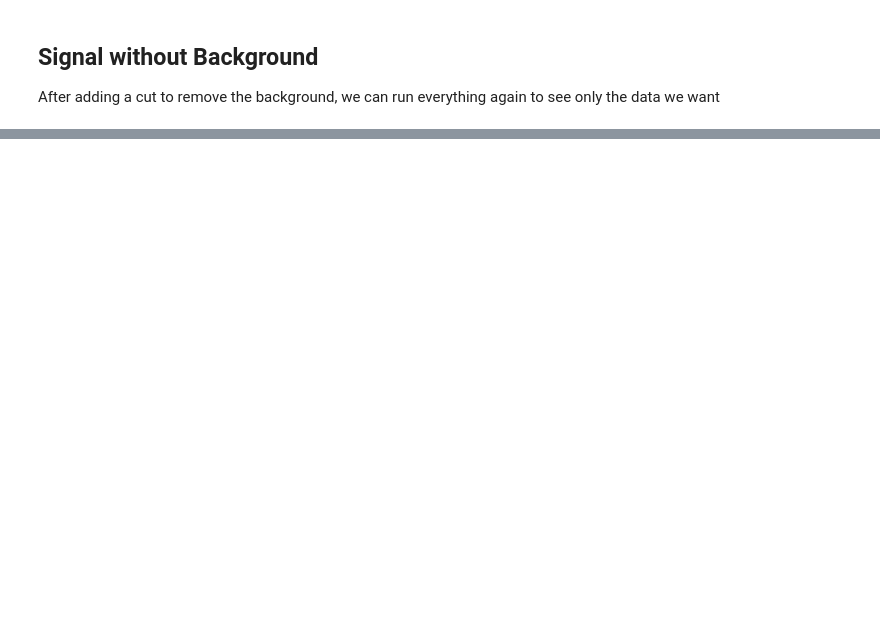
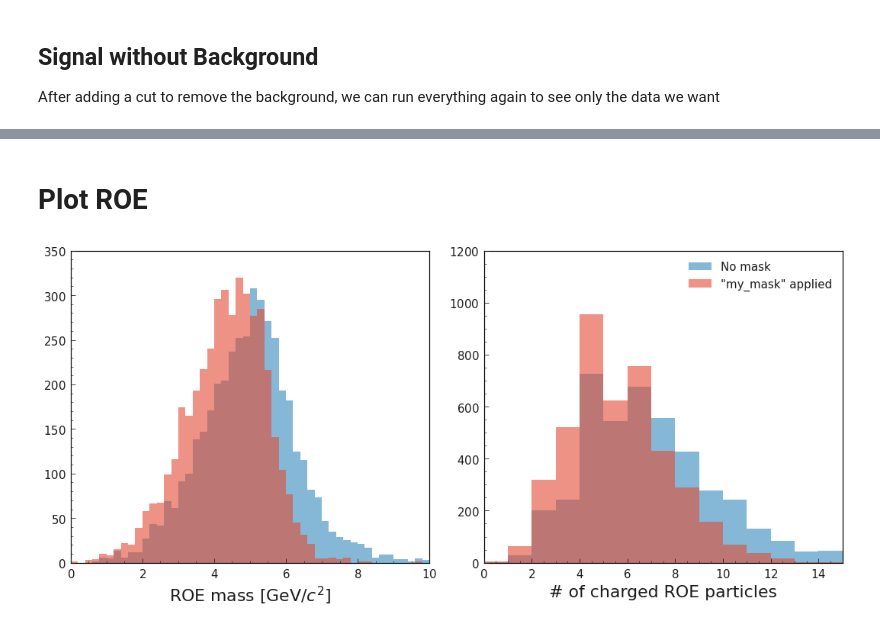
Before and after one commit to peguerosdc/basf2-starters-workshop-2021, a Jupyter notebook: 21_4_2 - first steering file/plotting_b0_candidates.ipynb, the cells around one changed output, grey strips where cells are left out. Drawn from its saved outputs; the diff is of its cells as text; code cells hidden in the pictures; blank space fills up the shorter version.

```diff
--- a/21_4_2 - first steering file/plotting_b0_candidates.ipynb
+++ b/21_4_2 - first steering file/plotting_b0_candidates.ipynb
@@ -75,0 +78,26 @@ Text(0, 0.5, 'Number of candidates')
+# %% [markdown]
+# Plot ROE
+# %%
+m_bins = 50
+m_range = (0, 10)
+fig, ax = plt.subplots(1,2, figsize=(15, 7))
+# Left subplot of ROE mass:
+ax[0].hist(df2['roeM__bo__bc'], label='No mask',
+           bins = m_bins, range=m_range, alpha=0.6)
+ax[0].hist(df2['roeM__bomy_mask__bc'], label='"my_mask" applied',
+           bins = m_bins, range=m_range, alpha=0.6)
+ax[0].set_xlim(m_range)
+ax[0].set_xlabel('ROE mass [GeV/$c^2$]')
+# Right subplot of number of charged ROE particles:
+m_bins = 15
+m_range = (0, 15)
+ax[1].hist(df2['nROE_Charged__bo__bc'], label='No mask',
+           bins = m_bins, range=m_range, alpha=0.6)
+ax[1].hist(df2['nROE_Charged__bomy_mask__bc'], label='"my_mask" applied',
+           bins = m_bins, range=m_range, alpha=0.6)
+ax[1].set_xlim(m_range)
+ax[1].set_xlabel('# of charged ROE particles')
+ax[1].legend()
+fig.tight_layout()
+# %% [output]
+[figure, added]
```
Also changed, not shown: parts of 5 cells of this notebook, 2 other files.
